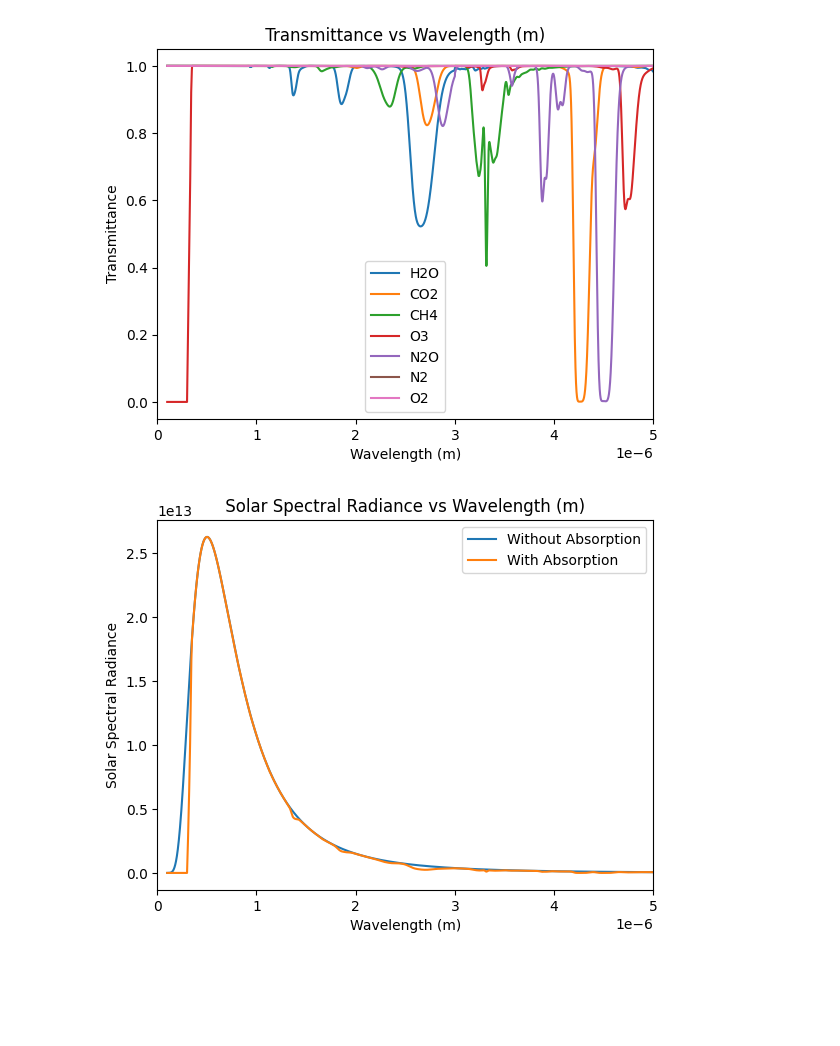
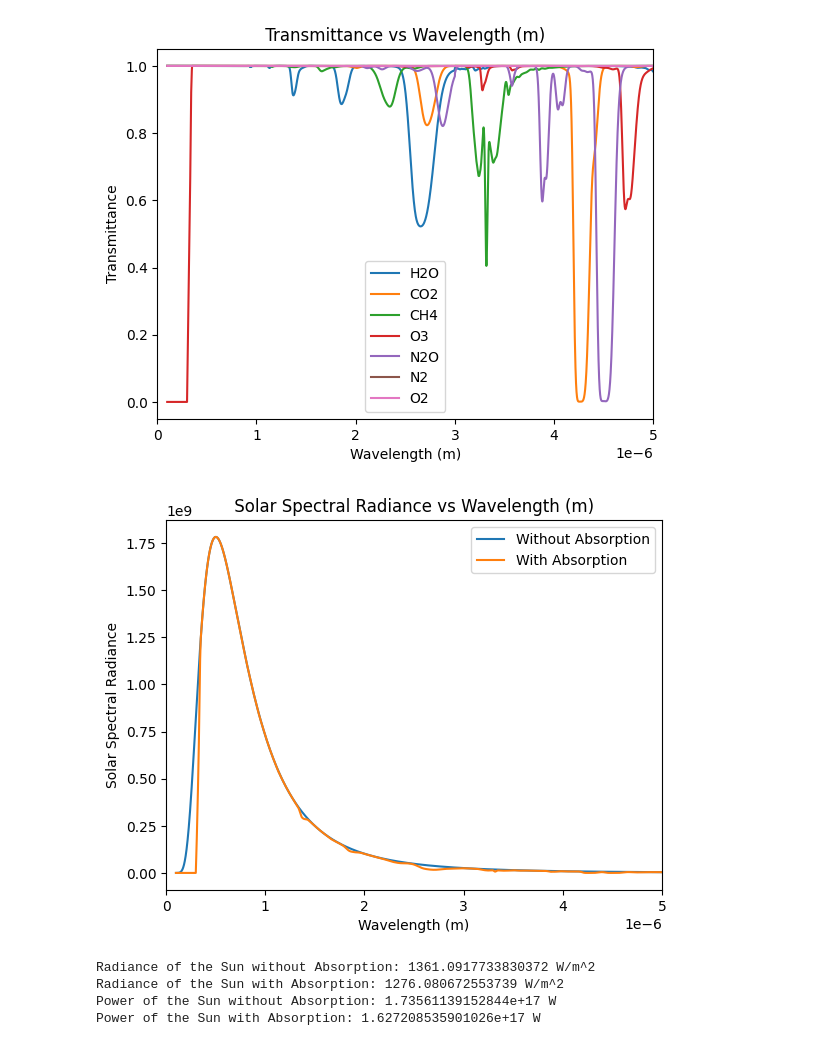
Before and after one commit to kevinthegreat1/HonorsPhysics2, a Jupyter notebook: Unit12/Model.ipynb, the cells around one changed output. Saved outputs shown, nothing was run; the diff lists cells and outputs as text; code cells hidden in the pictures; blank space fills up the shorter version.

Commit message:
Add solar power

```diff
--- a/Unit12/Model.ipynb
+++ b/Unit12/Model.ipynb
@@ -21,9 +21,11 @@ boltzmann_constant = 1.380649e-23
 absorption_components = ["H2O", "CO2", "CH4", "O3", "N2O", "N2", "O2"]
 wavelengths = np.linspace(0.1e-6, 40e-6, 399001)
 temperature_sun = 5772
+steradian_sun = 6.794e-5
+radius_earth = 6.371e6
 # %%
 # Define Calculation Functions
-def plancks_law(wavelength: float, temperature: float):
+def plancks_law(wavelength: float, temperature: float) -> float:
     return 2 * plancks_constant * speed_of_light ** 2 / wavelength ** 5 / math.expm1(plancks_constant * speed_of_light / wavelength / boltzmann_constant / temperature)
 
 
@@ -31,9 +33,13 @@ def spectral_radiance(wavelength: float, temperature: float, transmittances_for_
     return plancks_law(wavelength, temperature) * functools.reduce(lambda x, y: x * y, transmittances_for_wavelength)
 
 
-def radiance(wavelengths: list[float], temperature: float, transmittances: list[list]) -> float:
+def radiance_from_spectral(wavelengths: list[float], spectral_radiances: list[float]) -> float:
     delta_wavelength = wavelengths[1] - wavelengths[0]
-    return functools.reduce(lambda x, y: x + y, [spectral_radiance(wavelength, temperature, transmittances_for_wavelength) * delta_wavelength for wavelength, transmittances_for_wavelength in zip(wavelengths, transmittances)])
+    return functools.reduce(lambda x, y: x + y, map(lambda x: x * delta_wavelength, spectral_radiances))
+
+
+def radiance(wavelengths: list[float], temperature: float, transmittances: list[list[float]]) -> float:
+    return radiance_from_spectral(wavelengths, [spectral_radiance(wavelength, temperature, transmittances_for_wavelength) for wavelength, transmittances_for_wavelength in zip(wavelengths, transmittances)])
 # %%
 # Load Data
 data1 = pd.read_csv("Data/Absorption 0.1-3 Microns.csv")
@@ -82,10 +88,29 @@ model_utils.graph([(wavelengths, list(map(lambda x: x[i], transmittances_interpo
 [figure]
 # %%
 # Calculate Solar Spectral Radiance
-solar_spectral_radiance_without_transmittances = [plancks_law(wavelength, temperature_sun) for wavelength in tqdm(wavelengths)]
-solar_spectral_radiance = [spectral_radiance(wavelength, temperature_sun, transmittances_for_wavelength) for wavelength, transmittances_for_wavelength in zip(tqdm(wavelengths), transmittances_interpolated)]
+spectral_radiance_sun_without_transmittances = [plancks_law(wavelength, temperature_sun) * steradian_sun for wavelength in tqdm(wavelengths)]
+spectral_radiance_sun = [spectral_radiance(wavelength, temperature_sun, transmittances_for_wavelength) * steradian_sun for wavelength, transmittances_for_wavelength in zip(tqdm(wavelengths), transmittances_interpolated)]
 
 plt.xlim(0, 5e-6)
-model_utils.graph([(wavelengths, solar_spectral_radiance_without_transmittances, "Without Absorption"), (wavelengths, solar_spectral_radiance, "With Absorption")], "Solar Spectral Radiance", "", "Wavelength", "m")
+model_utils.graph([(wavelengths, spectral_radiance_sun_without_transmittances, "Without Absorption"), (wavelengths, spectral_radiance_sun, "With Absorption")], "Solar Spectral Radiance", "", "Wavelength", "m")
 # %% [output]
-[figure, old version]
+[figure, new version]
+# %%
+# Calculate Solar Radiance
+radiance_sun_without_transmittances = radiance_from_spectral(wavelengths, spectral_radiance_sun_without_transmittances)
+radiance_sun = radiance_from_spectral(wavelengths, spectral_radiance_sun)
+
+print(f"Radiance of the Sun without Absorption: {radiance_sun_without_transmittances} W/m^2")
+print(f"Radiance of the Sun with Absorption: {radiance_sun} W/m^2")
+
+# Calculate Solar Power
+power_sun_without_transmittances = radiance_sun_without_transmittances * math.pi * radius_earth ** 2
+power_sun = radiance_sun * math.pi * radius_earth ** 2
+
+print(f"Power of the Sun without Absorption: {power_sun_without_transmittances} W")
+print(f"Power of the Sun with Absorption: {power_sun} W")
+# %% [output]
+Radiance of the Sun without Absorption: 1361.0917733830372 W/m^2
+Radiance of the Sun with Absorption: 1276.080672553739 W/m^2
+Power of the Sun without Absorption: 1.73561139152844e+17 W
+Power of the Sun with Absorption: 1.627208535901026e+17 W
```
